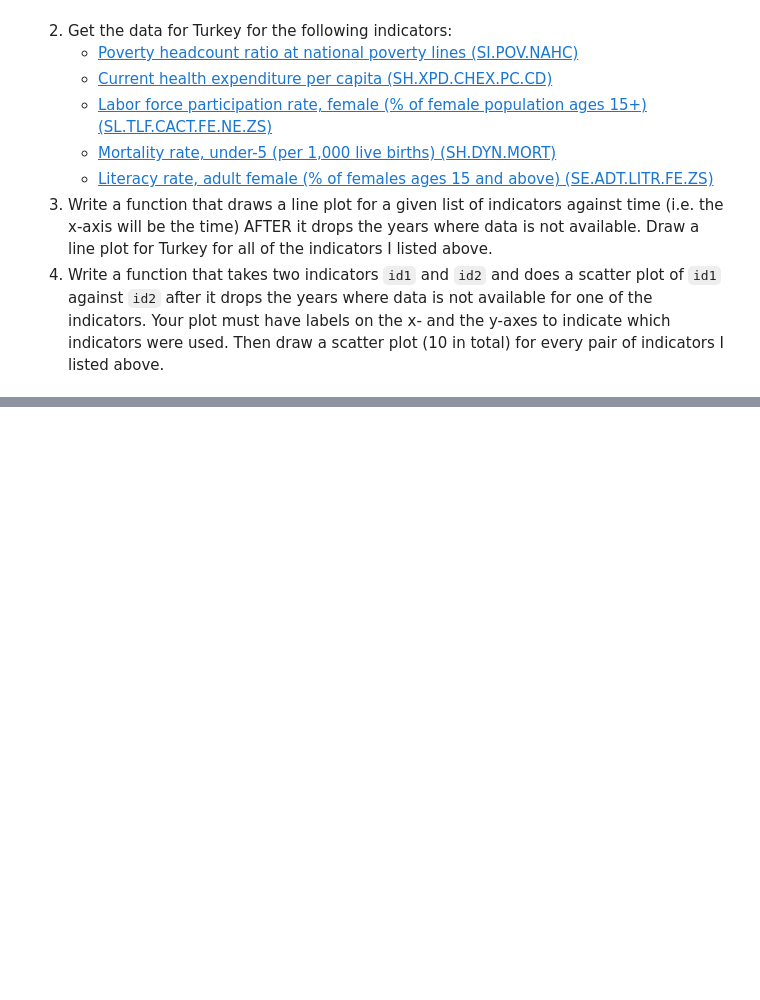
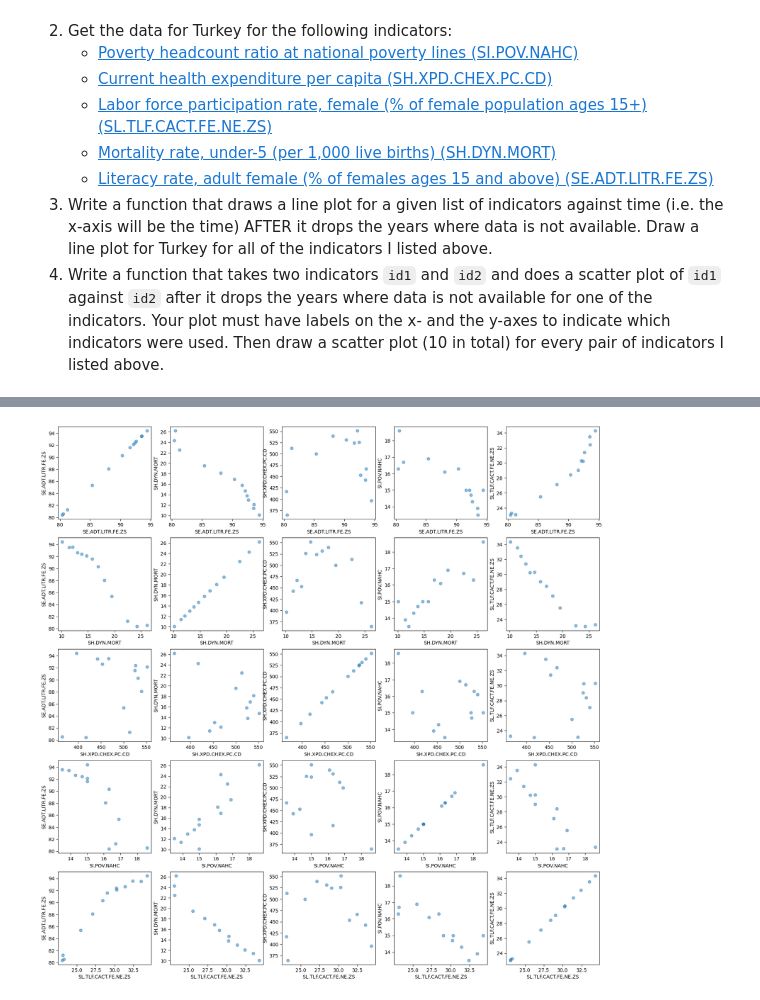
Before and after one commit to kaygun/2022-Fall-381E, a Jupyter notebook: HW2.ipynb, the cells around one changed output, grey strips where cells are left out. Cells and saved outputs as stored; diff of their text form; code cells hidden in the pictures; blank space fills up the shorter version.

```diff
--- a/HW2.ipynb
+++ b/HW2.ipynb
@@ -36,0 +165,17 @@ For this question we are going to use [Wordbank Data](https://data.worldbank.org
+# %%
+def scatter(data,indx1,indx2,ax):
+    xs = data[indx1]
+    ys = data[indx2]
+    ax.scatter(xs,ys,alpha=0.5)
+    ax.set(xlabel=indx1,ylabel=indx2)
+# %%
+indices = data.columns
+N = len(indices)
+
+fig,ax = plt.subplots(5,5,figsize=(20,20))
+
+for i in range(N):
+    for j in range(N):
+        scatter(data,indices[i],indices[j],ax[i,j])
+# %% [output]
+[figure, added]
```
Also changed, not shown: parts of 14 cells of this notebook.
